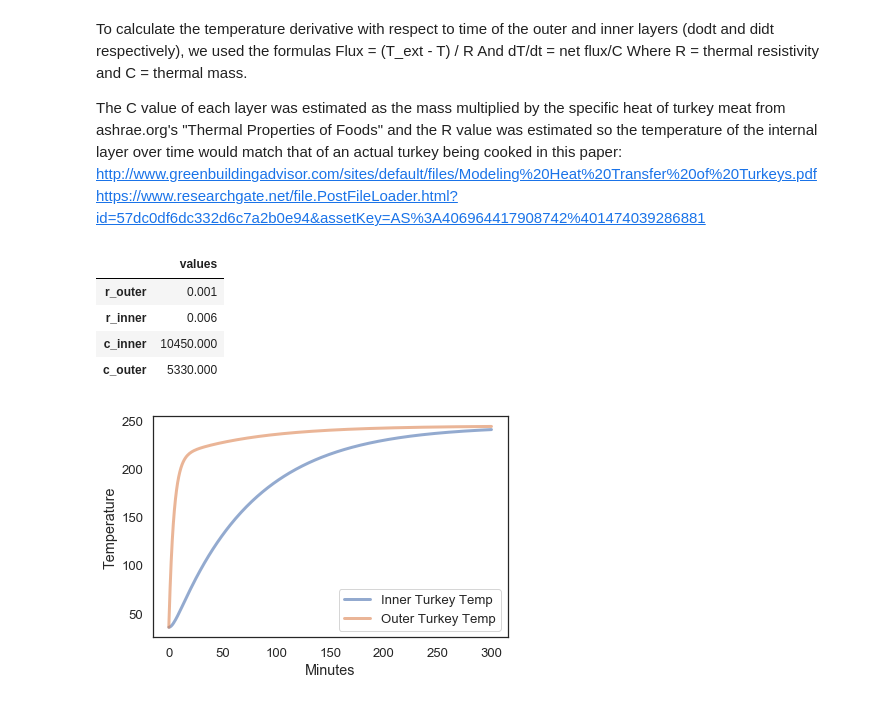
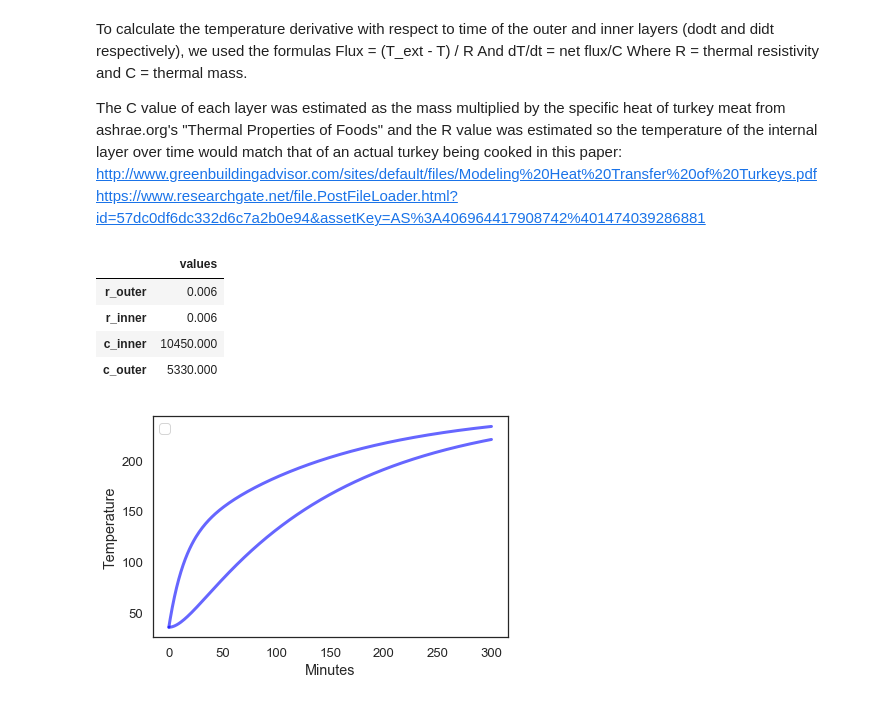
Before and after one commit to MellieZito/Project-2, a Jupyter notebook: code/Turkey.ipynb, the cells around one changed output. Drawn from its saved outputs; the diff is of its cells as text; code cells hidden in the pictures.

```diff
--- a/code/Turkey.ipynb
+++ b/code/Turkey.ipynb
@@ -105,15 +106,15 @@ def convert_k_to_f(k):
     return (k-273)*(9/5) + 32
 # %%
 params = Params(
-    r_outer = 0.001, #Km^2/W
+    r_outer = 0.006, #Km^2/W
     r_inner = 0.006, #Km^2/W
     c_inner = 10450, #J/K
     c_outer = 5330, #J/K
     #.043
     )
 # %% [output]
 |  | values |
-| r_outer | 0.001 |
+| r_outer | 0.006 |
 | r_inner | 0.006 |
 | c_inner | 10450.000 |
 | c_outer | 5330.000 |
@@ -122,6 +124,6 @@ system=make_system(params,391,275,300) #make_system(params, T_oven, T_init, t_en
 results, details=run_ode_solver(system,slope_func,max_step=1)
 # %%
-plot_results(results.T_inner, results.T_outer)
+plot_results(results.T_inner, results.T_outer, 'blue')
 # %% [output]
-[figure, old version]
+[figure, new version]
 # %%
```
Also changed, not shown: parts of 5 cells of this notebook.
